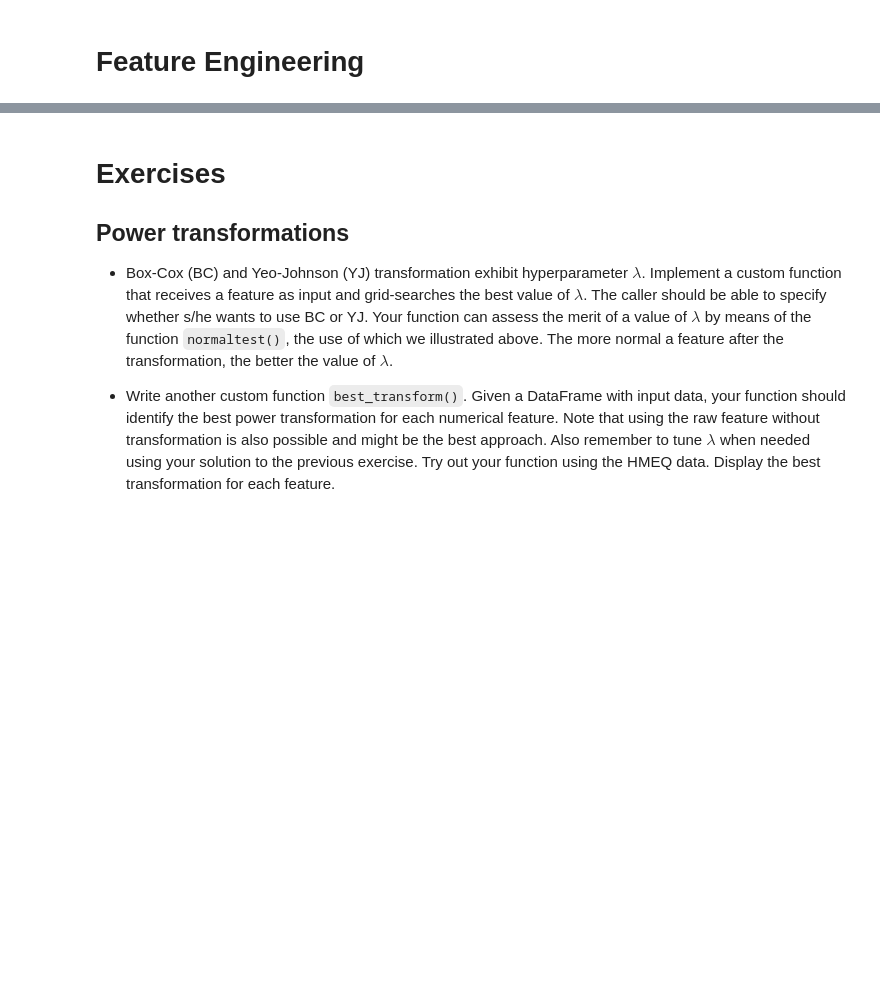
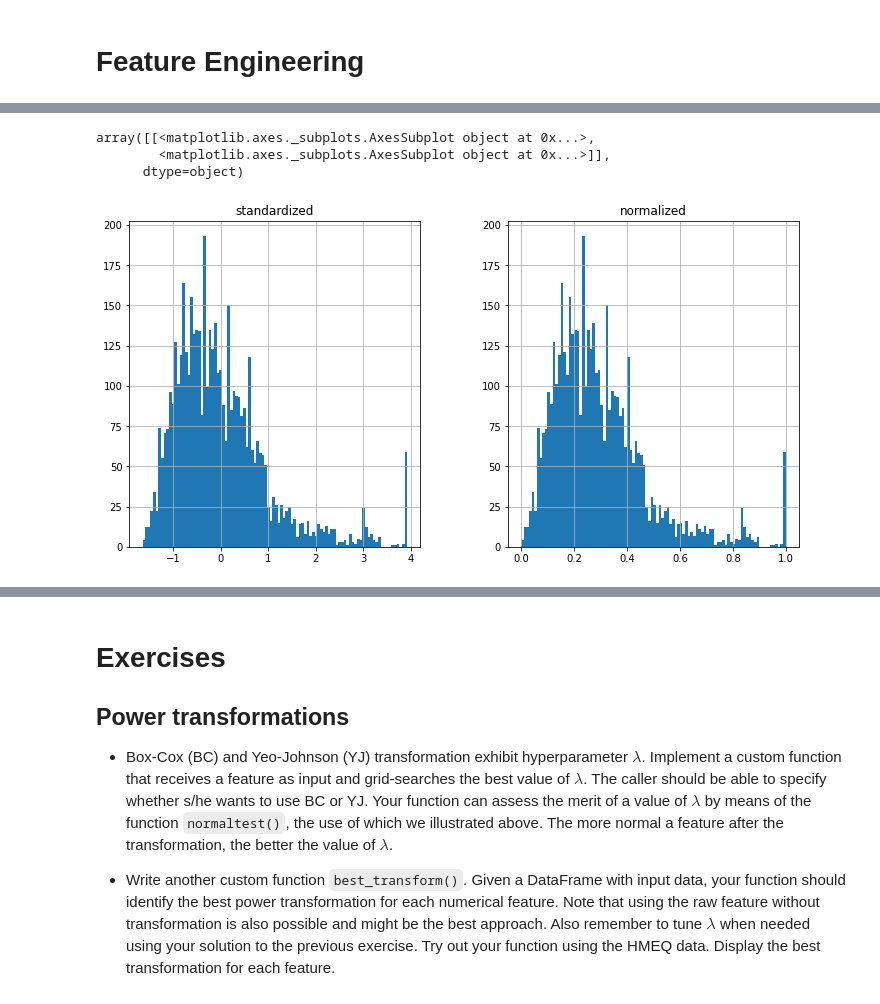
Before and after one commit to Humboldt-WI/bads, a Jupyter notebook: tutorials/9_nb_feature_engineering.ipynb, the cells around one changed output, grey strips where cells are left out. Drawn from its saved outputs; the diff is of its cells as text; code cells hidden in the pictures; blank space fills up the shorter version.

```diff
--- a/tutorials/9_nb_feature_engineering.ipynb
+++ b/tutorials/9_nb_feature_engineering.ipynb
@@ -219,0 +228,9 @@ The above demos should have provided some ideas, what transformation and selecti
+# %%
+# comparison of the normalized vs. standardized variable (check axes for size)
+
+loans_scaled.hist(bins=100)
+# %% [output]
+array([[<matplotlib.axes._subplots.AxesSubplot object at 0x...>,
+        <matplotlib.axes._subplots.AxesSubplot object at 0x...>]],
+      dtype=object)
+[figure, added]
```
Also changed, not shown: parts of 123 cells of this notebook, 1 other file.
